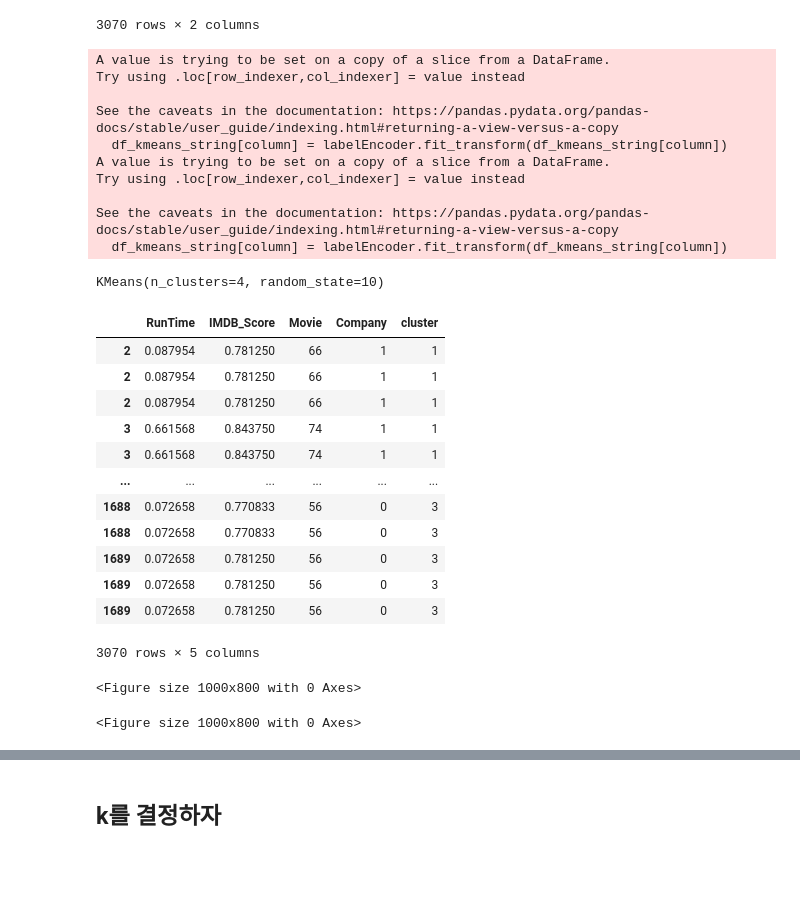
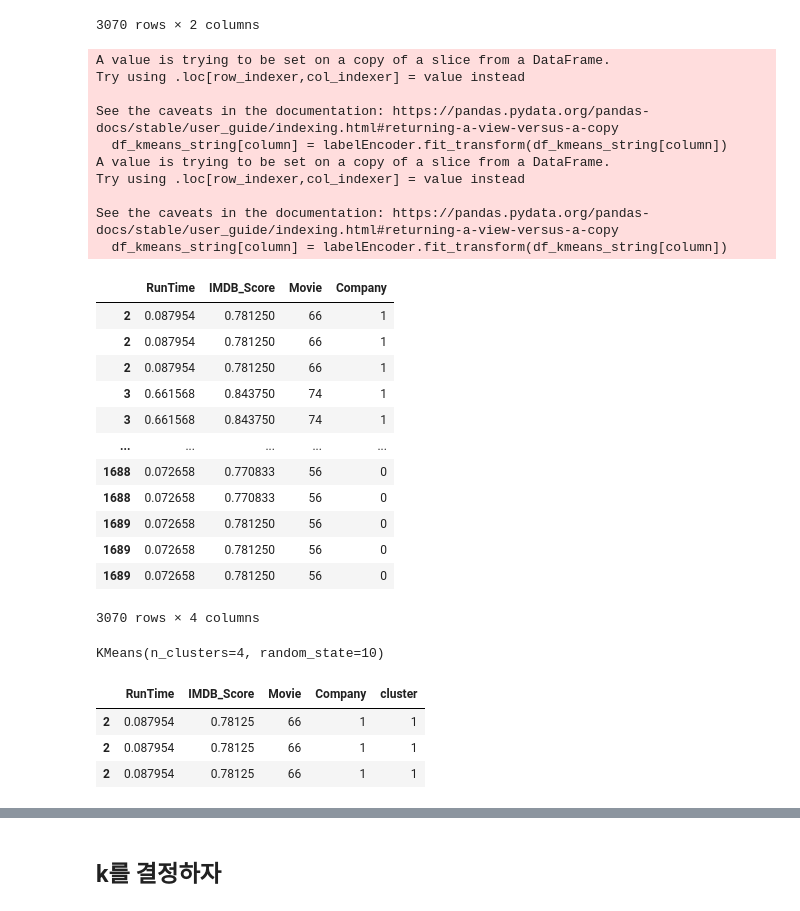
Before and after one commit to karl21-02/netflix_data_analysis, a Jupyter notebook: MarvelDc.ipynb, the cells around one changed output, grey strips where cells are left out. Drawn from its saved outputs; the diff is of its cells as text; code cells hidden in the pictures; blank space fills up the shorter version.

```diff
--- a/MarvelDc.ipynb
+++ b/MarvelDc.ipynb
@@ -487,6 +487,7 @@ for column in df_kmeans_string.columns:
 
 # df_kmeans_scaler와 df_kmeans_string을 합치기
 df_kmeans = pd.concat([df_kmeans_scaler, df_kmeans_string], axis=1)
+df_kmeans
 # %% [output]
 A value is trying to be set on a copy of a slice from a DataFrame.
 Try using .loc[row_indexer,col_indexer] = value instead
@@ -498,6 +499,19 @@ Try using .loc[row_indexer,col_indexer] = value instead
 
 See the caveats in the documentation: https://pandas.pydata.org/pandas-docs/stable/user_guide/indexing.html#returning-a-view-versus-a-copy
   df_kmeans_string[column] = labelEncoder.fit_transform(df_kmeans_string[column])
+|  | RunTime | IMDB_Score | Movie | Company |
+| 2 | 0.087954 | 0.781250 | 66 | 1 |
+| 2 | 0.087954 | 0.781250 | 66 | 1 |
+| 2 | 0.087954 | 0.781250 | 66 | 1 |
+| 3 | 0.661568 | 0.843750 | 74 | 1 |
+| 3 | 0.661568 | 0.843750 | 74 | 1 |
+| ... | ... | ... | ... | ... |
+| 1688 | 0.072658 | 0.770833 | 56 | 0 |
+| 1688 | 0.072658 | 0.770833 | 56 | 0 |
+| 1689 | 0.072658 | 0.781250 | 56 | 0 |
+| 1689 | 0.072658 | 0.781250 | 56 | 0 |
+| 1689 | 0.072658 | 0.781250 | 56 | 0 |
+3070 rows × 4 columns
 # %%
 k = 4
 
@@ -509,23 +523,9 @@ KMeans(n_clusters=4, random_state=10)
 # %%
 df_kmeans['cluster'] = kmeans.fit_predict(df_kmeans)
 # %%
-df_kmeans
+df_kmeans.head(3)
 # %% [output]
 |  | RunTime | IMDB_Score | Movie | Company | cluster |
-| 2 | 0.087954 | 0.781250 | 66 | 1 | 1 |
-| 2 | 0.087954 | 0.781250 | 66 | 1 | 1 |
-| 2 | 0.087954 | 0.781250 | 66 | 1 | 1 |
-| 3 | 0.661568 | 0.843750 | 74 | 1 | 1 |
-| 3 | 0.661568 | 0.843750 | 74 | 1 | 1 |
-| ... | ... | ... | ... | ... | ... |
-| 1688 | 0.072658 | 0.770833 | 56 | 0 | 3 |
-| 1688 | 0.072658 | 0.770833 | 56 | 0 | 3 |
-| 1689 | 0.072658 | 0.781250 | 56 | 0 | 3 |
-| 1689 | 0.072658 | 0.781250 | 56 | 0 | 3 |
-| 1689 | 0.072658 | 0.781250 | 56 | 0 | 3 |
+| 2 | 0.087954 | 0.78125 | 66 | 1 | 1 |
+| 2 | 0.087954 | 0.78125 | 66 | 1 | 1 |
+| 2 | 0.087954 | 0.78125 | 66 | 1 | 1 |
-3070 rows × 5 columns
-# %%
-plt.figure(figsize=(10, 8))
-# %% [output]
-<Figure size 1000x800 with 0 Axes>
-<Figure size 1000x800 with 0 Axes>
```
Also changed, not shown: parts of 4 cells of this notebook, 2 other files.
